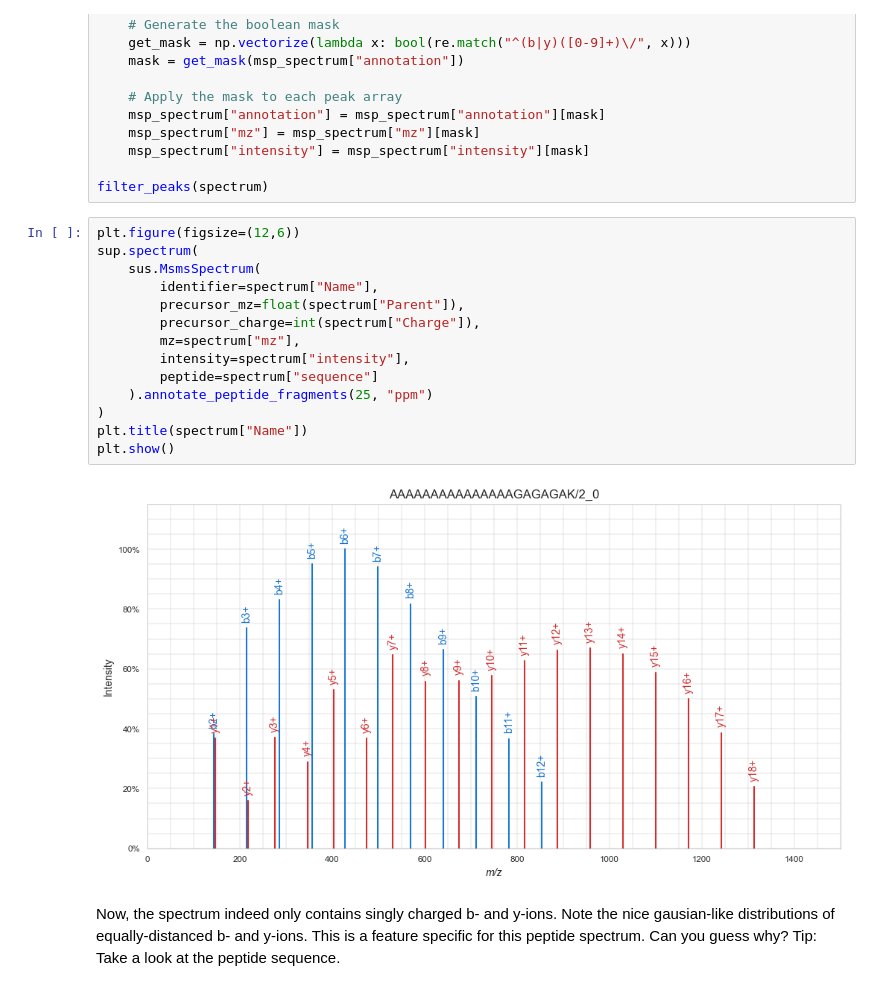
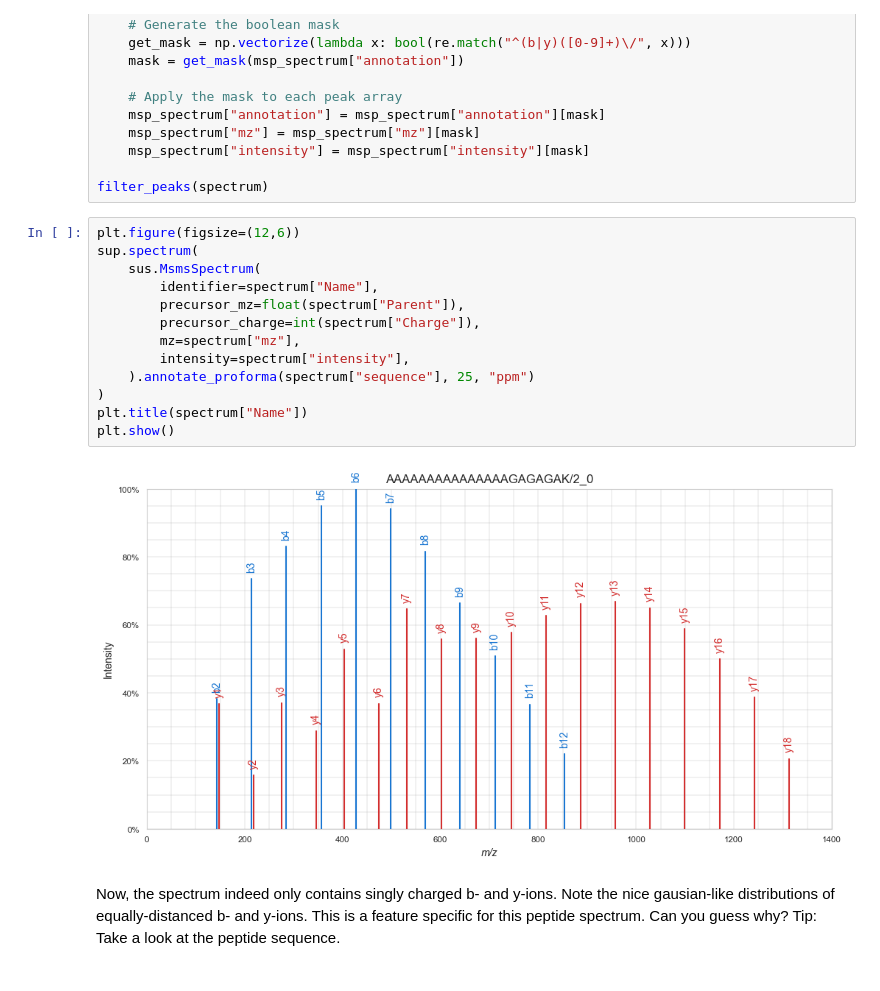
Before and after one commit to ProteomicsML/ProteomicsML, a Jupyter notebook: tutorials/fragmentation/nist-1-parsing-spectral-library.ipynb, the cells around one changed output. Cells and saved outputs as stored; diff of their text form.

```diff
--- a/tutorials/fragmentation/nist-1-parsing-spectral-library.ipynb
+++ b/tutorials/fragmentation/nist-1-parsing-spectral-library.ipynb
@@ -402,19 +404,18 @@ filter_peaks(spectrum)
 # %%
 plt.figure(figsize=(12,6))
 sup.spectrum(
     sus.MsmsSpectrum(
         identifier=spectrum["Name"],
         precursor_mz=float(spectrum["Parent"]),
         precursor_charge=int(spectrum["Charge"]),
         mz=spectrum["mz"],
         intensity=spectrum["intensity"],
-        peptide=spectrum["sequence"]
-    ).annotate_peptide_fragments(25, "ppm")
+    ).annotate_proforma(spectrum["sequence"], 25, "ppm")
 )
 plt.title(spectrum["Name"])
 plt.show()
 # %% [output]
-[figure, old version]
+[figure, new version]
 # %% [markdown]
 Now, the spectrum indeed only contains singly charged b- and y-ions. Note the nice gausian-like distributions of equally-distanced b- and y-ions. This is a feature specific for this peptide spectrum. Can you guess why? Tip: Take a look at the peptide sequence.
 # %% [markdown]
```
Also changed, not shown: parts of 8 cells of this notebook, 1 other file.
